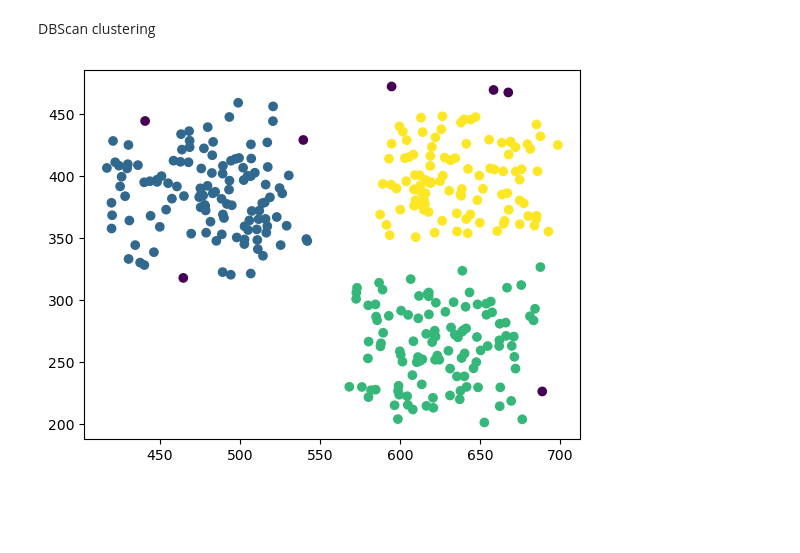
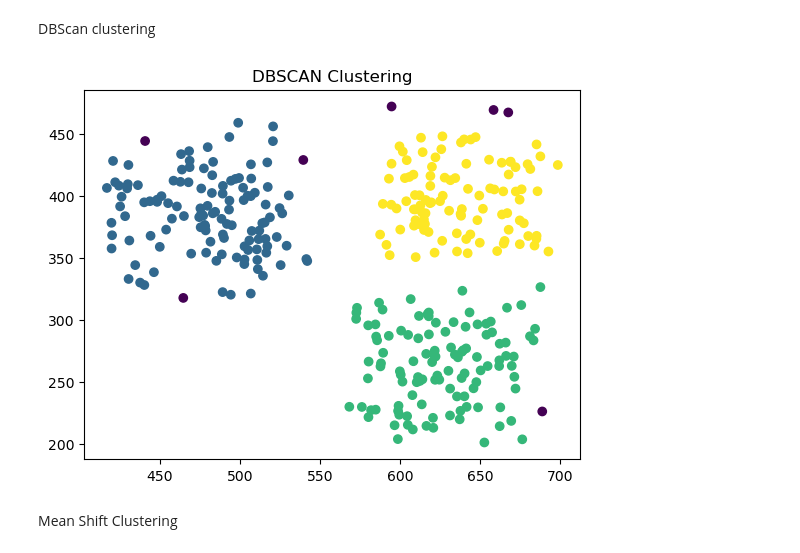
Before and after one commit to AIdjis/Clustering, a Jupyter notebook: code.ipynb, the cells around one changed output. Saved outputs shown, nothing was run; the diff lists cells and outputs as text; code cells hidden in the pictures; blank space fills up the shorter version.

```diff
--- a/code.ipynb
+++ b/code.ipynb
@@ -155,6 +147,9 @@ model=dbscan.fit(data)
 labels=model.labels_
 # %%
 plt.scatter(data['X'], data['Y'], c=labels)
+plt.title('DBSCAN Clustering')
 plt.show()
 # %% [output]
-[figure, old version]
+[figure, new version]
+# %% [markdown]
+Mean Shift Clustering
```
Also changed, not shown: parts of 10 cells of this notebook.
